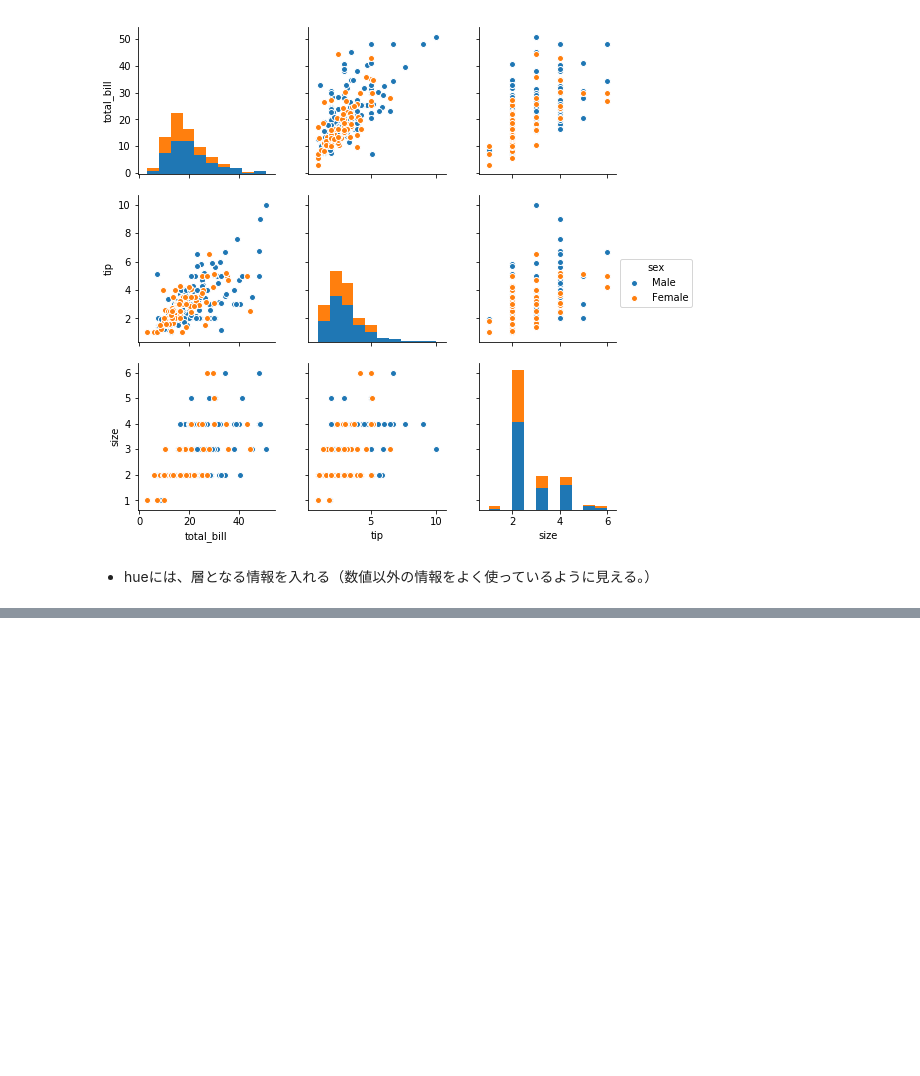
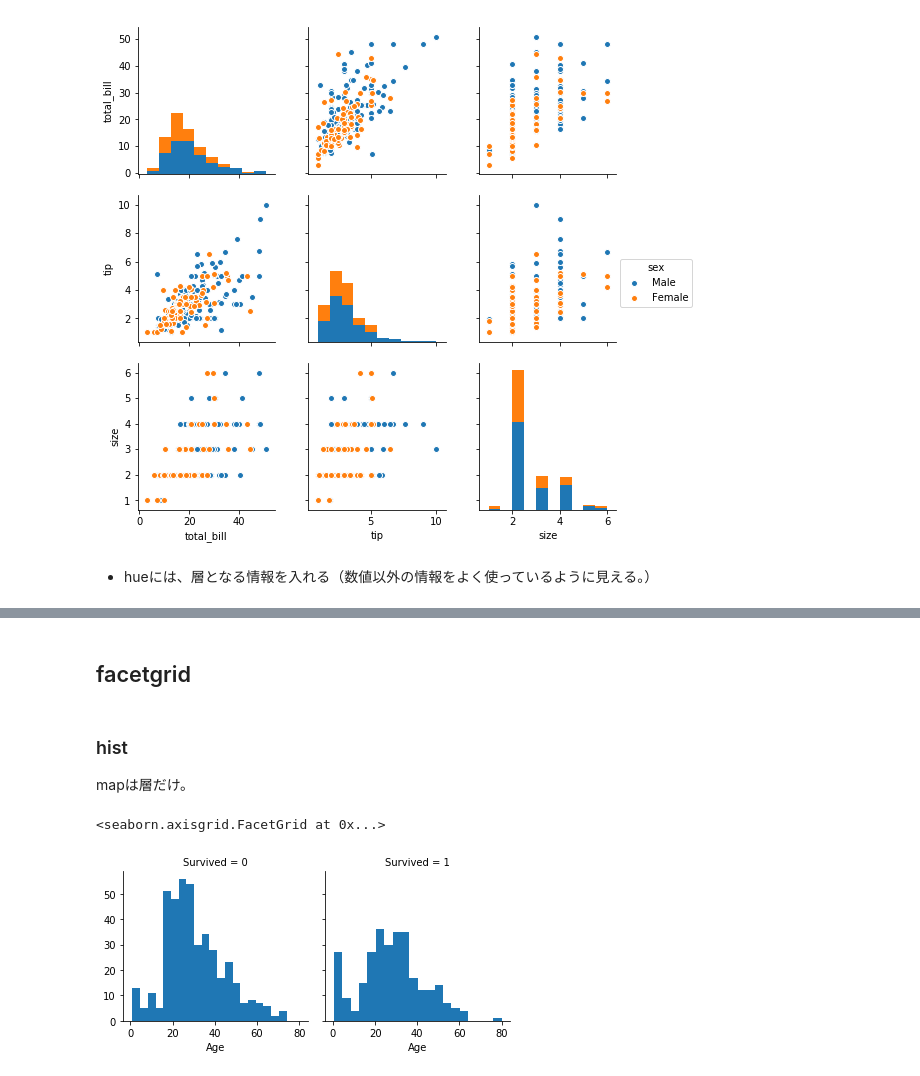
Before and after one commit to lasershow/lab-py, a Jupyter notebook: ipython/g_others.ipynb, the cells around one changed output, grey strips where cells are left out. Cells and saved outputs as stored; diff of their text form; code cells hidden in the pictures; blank space fills up the shorter version.

```diff
--- a/ipython/g_others.ipynb
+++ b/ipython/g_others.ipynb
@@ -31,0 +32,14 @@ sns.pairplot(tips,hue="sex", kind='reg', diag_kind='kde')
+# %% [markdown]
+## facetgrid
+# %%
+train_df = pd.read_csv('testdata/train.csv')
+test_df = pd.read_csv('testdata/test.csv')
+# %% [markdown]
+### hist
+mapは層だけ。
+# %%
+g = sns.FacetGrid(train_df, col='Survived')
+g.map(plt.hist, 'Age', bins=20)
+# %% [output]
+<seaborn.axisgrid.FacetGrid at 0x...>
+[figure, added]
```
Also changed, not shown: parts of 4 cells of this notebook, 31 other files.
